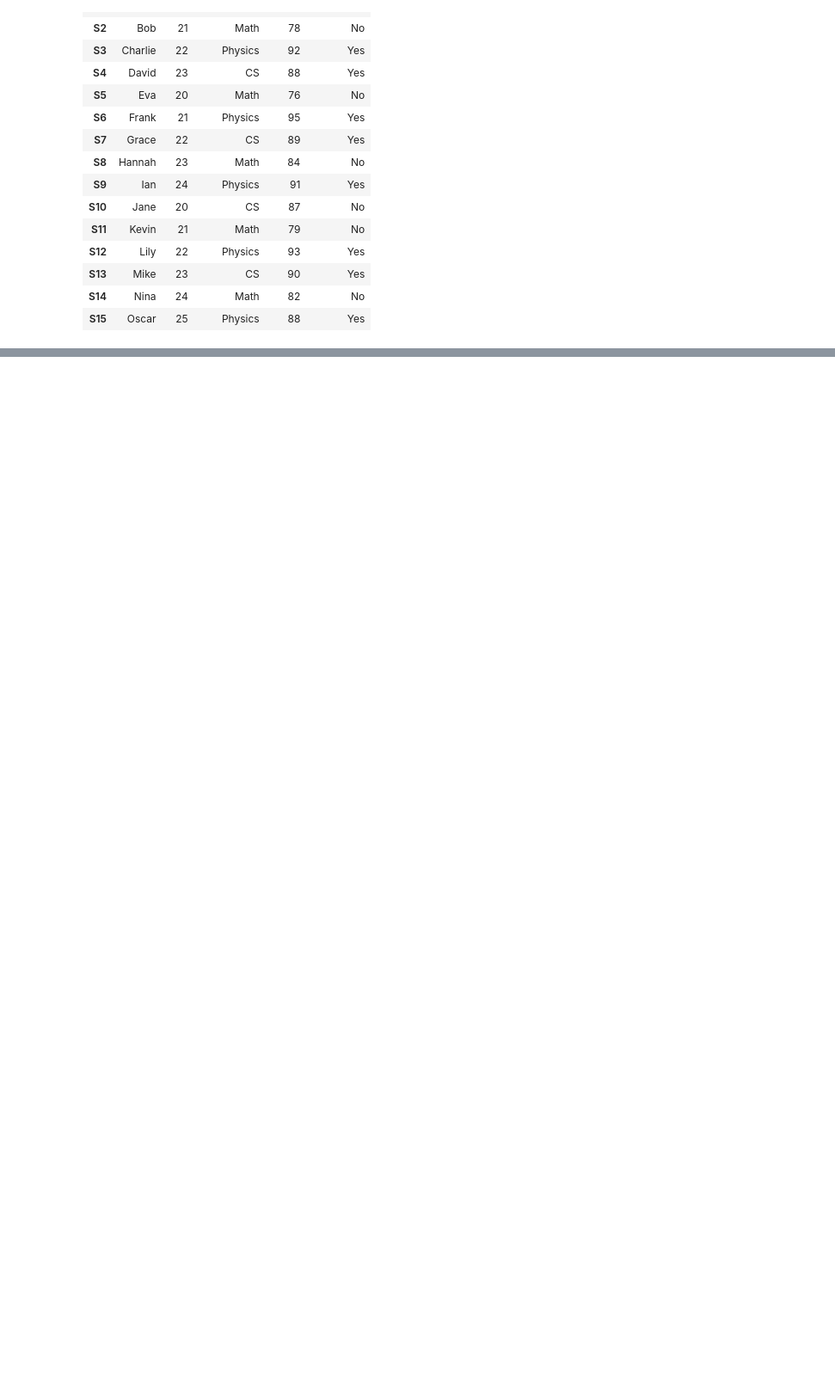
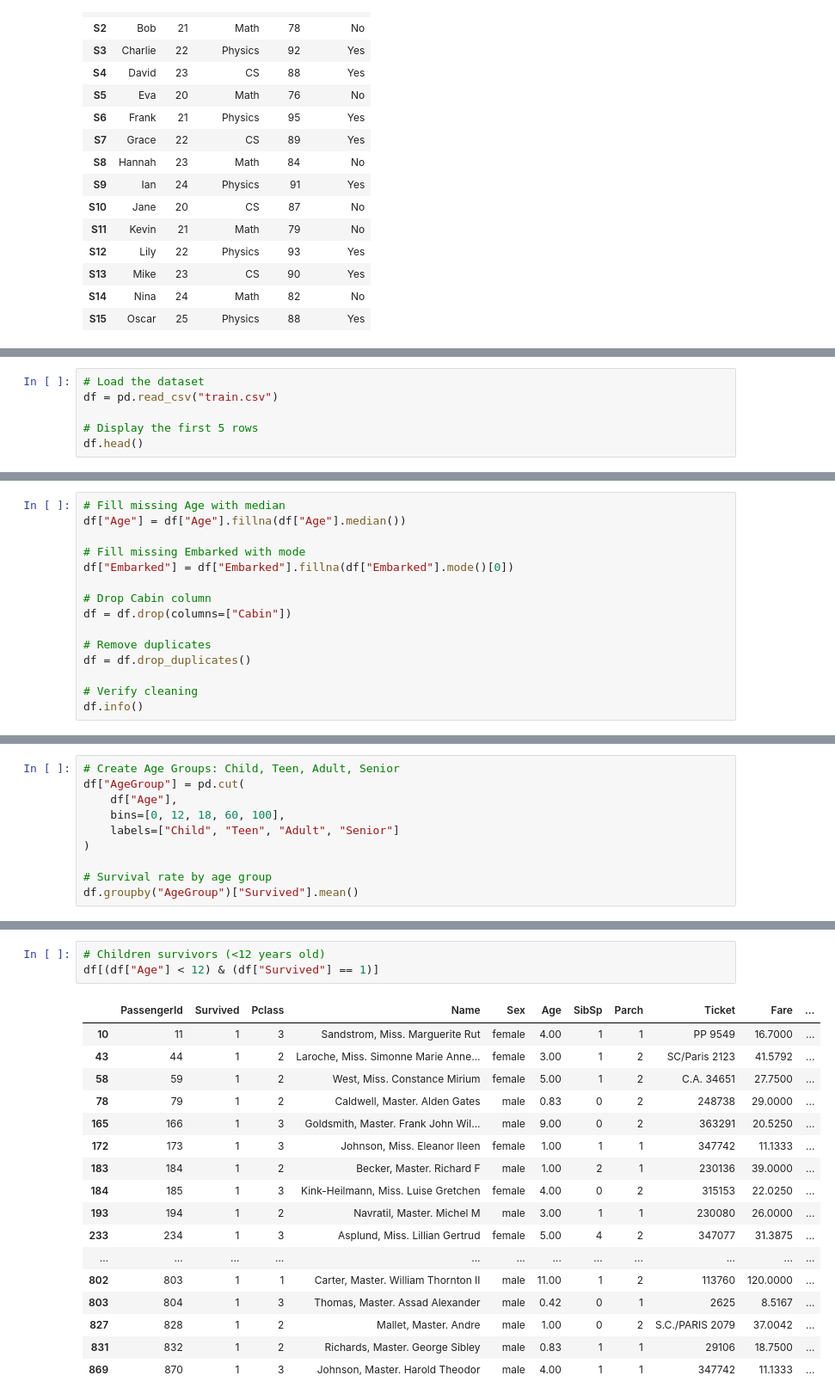
Before and after one commit to Capechusami/CSEC_Data_Science_Bootcamp-Task_3, a Jupyter notebook: Task_3.ipynb, the cells around one changed output, grey strips where cells are left out. Shown at 86% size. Saved outputs shown, nothing was run; the diff lists cells and outputs as text; blank space fills up the shorter version.

```diff
--- a/Task_3.ipynb
+++ b/Task_3.ipynb
@@ -91,0 +110,6 @@ df
+# %%
+# Load the dataset
+df = pd.read_csv("train.csv")
+
+# Display the first 5 rows
+df.head()
@@ -91,0 +182,15 @@ df
+# %%
+# Fill missing Age with median
+df["Age"] = df["Age"].fillna(df["Age"].median())
+
+# Fill missing Embarked with mode
+df["Embarked"] = df["Embarked"].fillna(df["Embarked"].mode()[0])
+
+# Drop Cabin column
+df = df.drop(columns=["Cabin"])
+
+# Remove duplicates
+df = df.drop_duplicates()
+
+# Verify cleaning
+df.info()
@@ -91,0 +254,10 @@ df
+# %%
+# Create Age Groups: Child, Teen, Adult, Senior
+df["AgeGroup"] = pd.cut(
+    df["Age"],
+    bins=[0, 12, 18, 60, 100],
+    labels=["Child", "Teen", "Adult", "Senior"]
+)
+
+# Survival rate by age group
+df.groupby("AgeGroup")["Survived"].mean()
@@ -91,0 +297,21 @@ df
+# %%
+# Children survivors (<12 years old)
+df[(df["Age"] < 12) & (df["Survived"] == 1)]
+# %% [output]
+|  | PassengerId | Survived | Pclass | Name | Sex | Age | SibSp | Parch | Ticket | Fare | ... |
+| 10 | 11 | 1 | 3 | Sandstrom, Miss. Marguerite Rut | female | 4.00 | 1 | 1 | PP 9549 | 16.7000 | ... |
+| 43 | 44 | 1 | 2 | Laroche, Miss. Simonne Marie Anne... | female | 3.00 | 1 | 2 | SC/Paris 2123 | 41.5792 | ... |
+| 58 | 59 | 1 | 2 | West, Miss. Constance Mirium | female | 5.00 | 1 | 2 | C.A. 34651 | 27.7500 | ... |
+| 78 | 79 | 1 | 2 | Caldwell, Master. Alden Gates | male | 0.83 | 0 | 2 | 248738 | 29.0000 | ... |
+| 165 | 166 | 1 | 3 | Goldsmith, Master. Frank John Wil... | male | 9.00 | 0 | 2 | 363291 | 20.5250 | ... |
+| 172 | 173 | 1 | 3 | Johnson, Miss. Eleanor Ileen | female | 1.00 | 1 | 1 | 347742 | 11.1333 | ... |
+| 183 | 184 | 1 | 2 | Becker, Master. Richard F | male | 1.00 | 2 | 1 | 230136 | 39.0000 | ... |
+| 184 | 185 | 1 | 3 | Kink-Heilmann, Miss. Luise Gretchen | female | 4.00 | 0 | 2 | 315153 | 22.0250 | ... |
+| 193 | 194 | 1 | 2 | Navratil, Master. Michel M | male | 3.00 | 1 | 1 | 230080 | 26.0000 | ... |
+| 233 | 234 | 1 | 3 | Asplund, Miss. Lillian Gertrud | female | 5.00 | 4 | 2 | 347077 | 31.3875 | ... |
+| ... | ... | ... | ... | ... | ... | ... | ... | ... | ... | ... | ... |
+| 802 | 803 | 1 | 1 | Carter, Master. William Thornton II | male | 11.00 | 1 | 2 | 113760 | 120.0000 | ... |
+| 803 | 804 | 1 | 3 | Thomas, Master. Assad Alexander | male | 0.42 | 0 | 1 | 2625 | 8.5167 | ... |
+| 827 | 828 | 1 | 2 | Mallet, Master. Andre | male | 1.00 | 0 | 2 | S.C./PARIS 2079 | 37.0042 | ... |
+| 831 | 832 | 1 | 2 | Richards, Master. George Sibley | male | 0.83 | 1 | 1 | 29106 | 18.7500 | ... |
+| 869 | 870 | 1 | 3 | Johnson, Master. Harold Theodor | male | 4.00 | 1 | 1 | 347742 | 11.1333 | ... |
```
Also changed, not shown: parts of 19 cells of this notebook.
